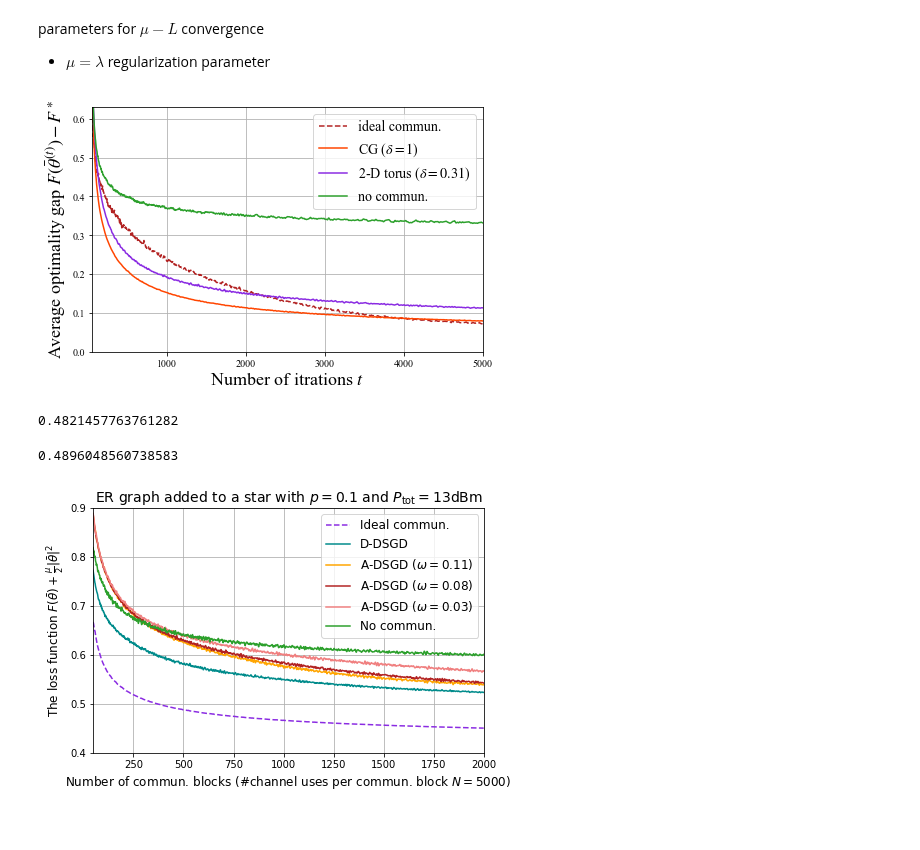
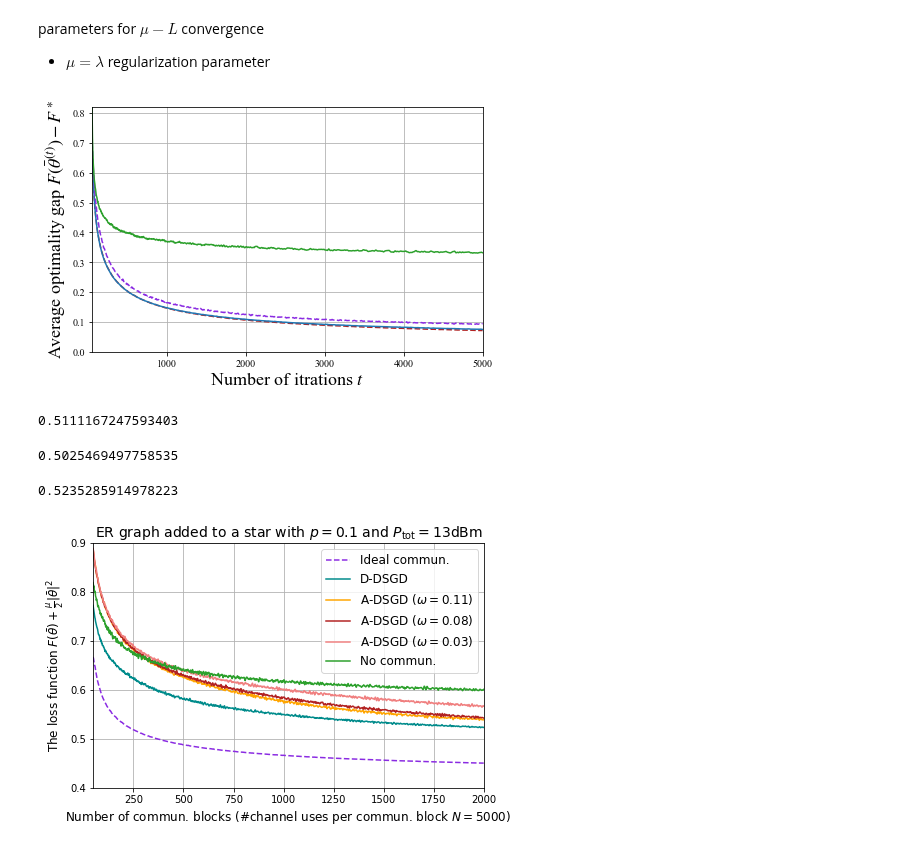
Before and after one commit to Fuzzy-Face/JSAC_FL, a Jupyter notebook: temp.ipynb, the cells around one changed output. Saved outputs shown, nothing was run; the diff lists cells and outputs as text; code cells hidden in the pictures.

```diff
--- a/temp.ipynb
+++ b/temp.ipynb
@@ -59,35 +59,39 @@ df8 = pd.DataFrame(losseses[0], columns = ['Device_{}'.format(i + 1) for i in ra
 # %%
 plt.rc('font', family='Times New Roman')
 mpl.rcParams["mathtext.fontset"] = 'stix'
 fig, ax = plt.subplots(figsize = (7.0,4.5))
 df1.rolling(window = 20).mean().mean(axis = 1).plot(style = '--', color = 'firebrick', label = r'ideal commun.')
-df2.rolling(window = 20).mean().mean(axis = 1).plot(color = 'orangered', label = r'CG ($\delta=1$)')
-df3.rolling(window = 20).mean().mean(axis = 1).plot(color = 'blueviolet', label = r'2-D torus ($\delta=0.31$)')
-# df4.rolling(window = 49).mean().mean(axis = 1).plot(color = 'saddlebrown', label = r'star ($\delta=0.10$)')
-# df5.rolling(window = 49).mean().mean(axis = 1).plot(color = 'teal', label = r'chain graph ($\delta=0.01$)')
-# df6.rolling(window = 20).mean().mean(axis = 1).plot(color = 'tab:blue', label = r'ER graph ($p=0.2$)')
-# df7.rolling(window = 10).mean().mean(axis = 1).plot(style = '--', color = 'blueviolet', label = 'Ideal commun.')
+# df2.rolling(window = 20).mean().mean(axis = 1).plot(color = 'orangered', label = r'CG ($\delta=1$)')
+# df3.rolling(window = 20).mean().mean(axis = 1).plot(color = 'blueviolet', label = r'2-D torus ($\delta=0.31$)')
+# df4.rolling(window = 20).mean().mean(axis = 1).plot(color = 'saddlebrown', label = r'star ($\delta=0.10$)')
+# df5.rolling(window = 20).mean().mean(axis = 1).plot(color = 'teal', label = r'chain graph ($\delta=0.01$)')
+df6.rolling(window = 20).mean().mean(axis = 1).plot(color = 'tab:blue', label = r'ER graph ($p=0.2$)')
+df7.rolling(window = 10).mean().mean(axis = 1).plot(style = '--', color = 'blueviolet', label = 'Ideal commun.')
 df8.rolling(window = 49).mean().mean(axis = 1).plot(color = 'tab:green', label = 'no commun.')
 
 plt.xlabel(r'Number of itrations $t$', fontsize = 18)
 plt.ylabel(r'Average optimality gap $F(\bar{\theta}^{(t)})-F^\ast$', fontsize = 18)
 # plt.title(r'ER graph with $p = 0.2$ and $\barP = -57$dBm', fontsize = 14)
 plt.xlim((50, 5000))
-plt.ylim((0, 0.63))
+plt.ylim((0, 0.82))
 plt.grid()
-plt.legend(loc = 'upper right', fontsize = 14)
+# plt.legend(loc = 'upper right', fontsize = 14)
 # plt.savefig('C:/Users/Helen/documents/visiting_research@KCL/D2D_DSGD/repo_jv/fig/comp_loss_vs_commun_small_N.pdf',format='pdf', dpi=600)
 plt.show()
 # %% [output]
-[figure, old version]
+[figure, new version]
 # %%
-df1.rolling(window = 20).mean().mean(axis = 1).min() + opt
+df4.rolling(window = 20).mean().mean(axis = 1).min() + opt
 # %% [output]
-0.4821457763761282
+0.5111167247593403
 # %%
-df2.rolling(window = 49).mean().mean(axis = 1).min()+ opt
+df7.rolling(window = 49).mean().mean(axis = 1).min()+ opt
 # %% [output]
-0.4896048560738583
+0.5025469497758535
+# %%
+df7.rolling(window = 49).mean().mean(axis = 1)[2658] + opt
+# %% [output]
+0.5235285914978223
 # %%
 # For an ER graph of connectivity probability of p = 0.10 generated based on a STAR
 # standard DSGD
```
Also changed, not shown: parts of 1 cell of this notebook, 2 other files.
